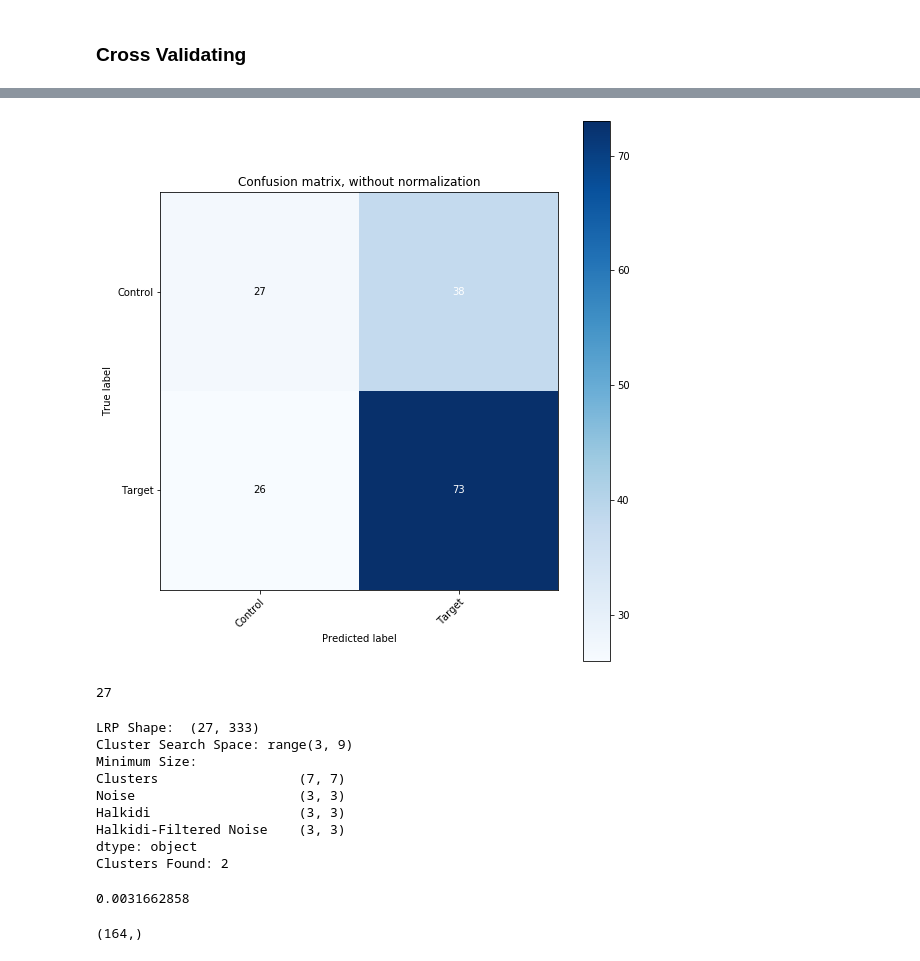
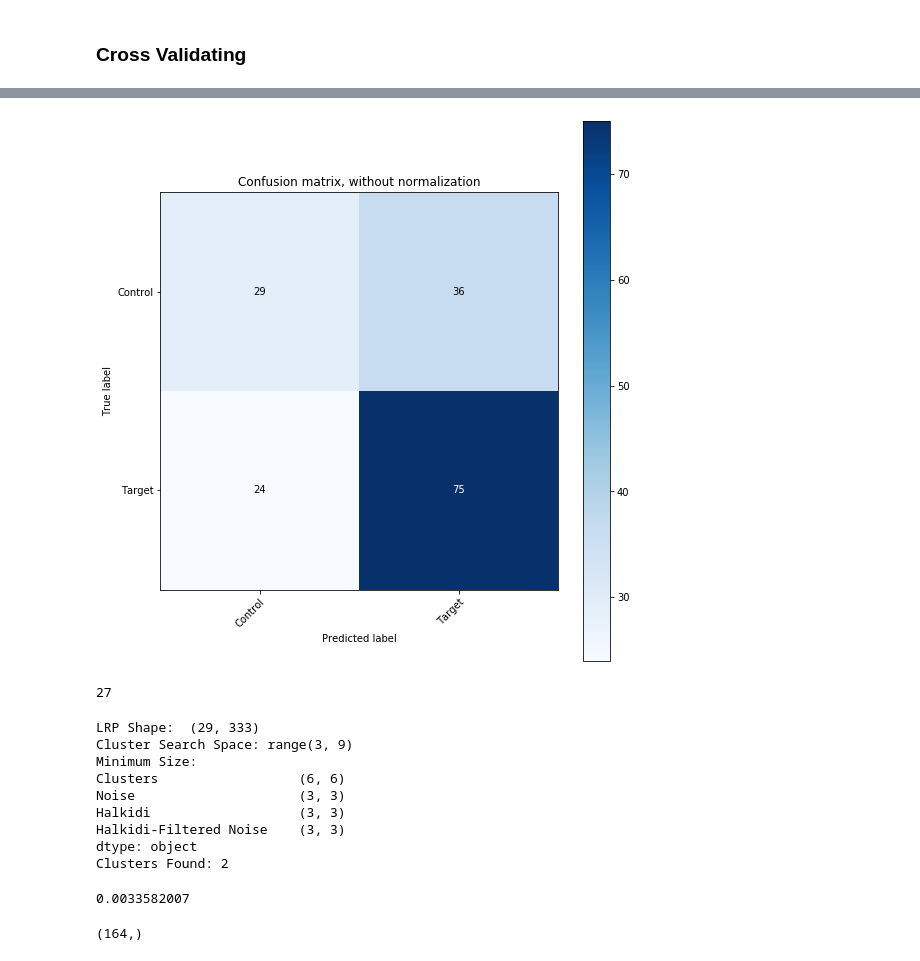
Before and after one commit to ahsanMah/interpretDL, a Jupyter notebook: ASD/HR_LR-post_gs.ipynb, the cells around one changed output, grey strips where cells are left out. Saved outputs shown, nothing was run; the diff lists cells and outputs as text; code cells hidden in the pictures.

```diff
--- a/ASD/HR_LR-post_gs.ipynb
+++ b/ASD/HR_LR-post_gs.ipynb
@@ -335,5 +338,6 @@ pipeline = ClusterPipeline(dnn, [train_data, train_labels], [test_data, test_lab
 # %%
-cm = pipeline.train_model(batch_size=int(0.9*train_data.shape[0]), epochs=5000, cross_validation=True, parallel=False, verbose=0)
+cm = pipeline.train_model(batch_size=int(0.9*train_data.shape[0]), epochs=5000,
+                          cross_validation=True, smote=True)
 # %% [output]
 Running Serial Crossvalidation
 Running worker: 0
@@ -354,5 +358,5 @@ Epoch 1/1
 Done!
-[figure, old version]
+[figure, new version]
 # %%
 cm[0][0]
 # %% [output]
@@ -372,10 +376,10 @@ pipeline.reducer_pipeline = Pipeline([
 _, correct_pred_idxs = pipeline.train_clusterer(plot=False, class_label=0, clip=True)
 print("Clusters Found:", max(pipeline.clusterer.labels_)+1)
 # %% [output]
-LRP Shape:  (27, 333)
+LRP Shape:  (29, 333)
 Cluster Search Space: range(3, 9)
 Minimum Size:
-Clusters                  (7, 7)
+Clusters                  (6, 6)
 Noise                     (3, 3)
 Halkidi                   (3, 3)
 Halkidi-Filtered Noise    (3, 3)
@@ -384,7 +388,7 @@ Clusters Found: 2
 # %%
 np.max(pipeline.training_lrp)
 # %% [output]
-0.0031662858
+0.0033582007
 # %%
 reindexed_labels = train_labels.iloc[pipeline.testing_idxs]
 correct_idxs = pipeline.correct_preds_bool_arr
```
Also changed, not shown: parts of 4 cells of this notebook, 2 other files.
